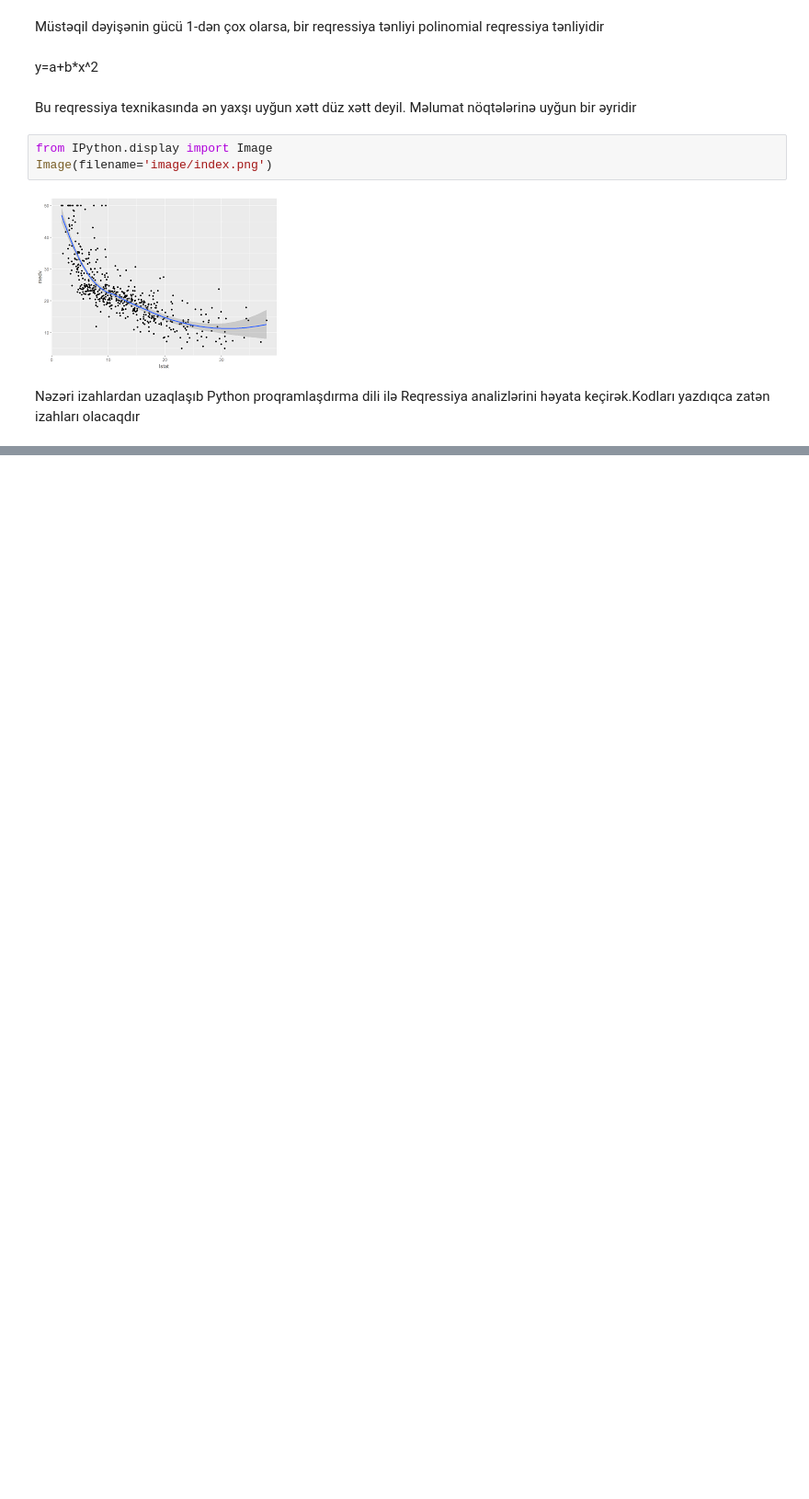
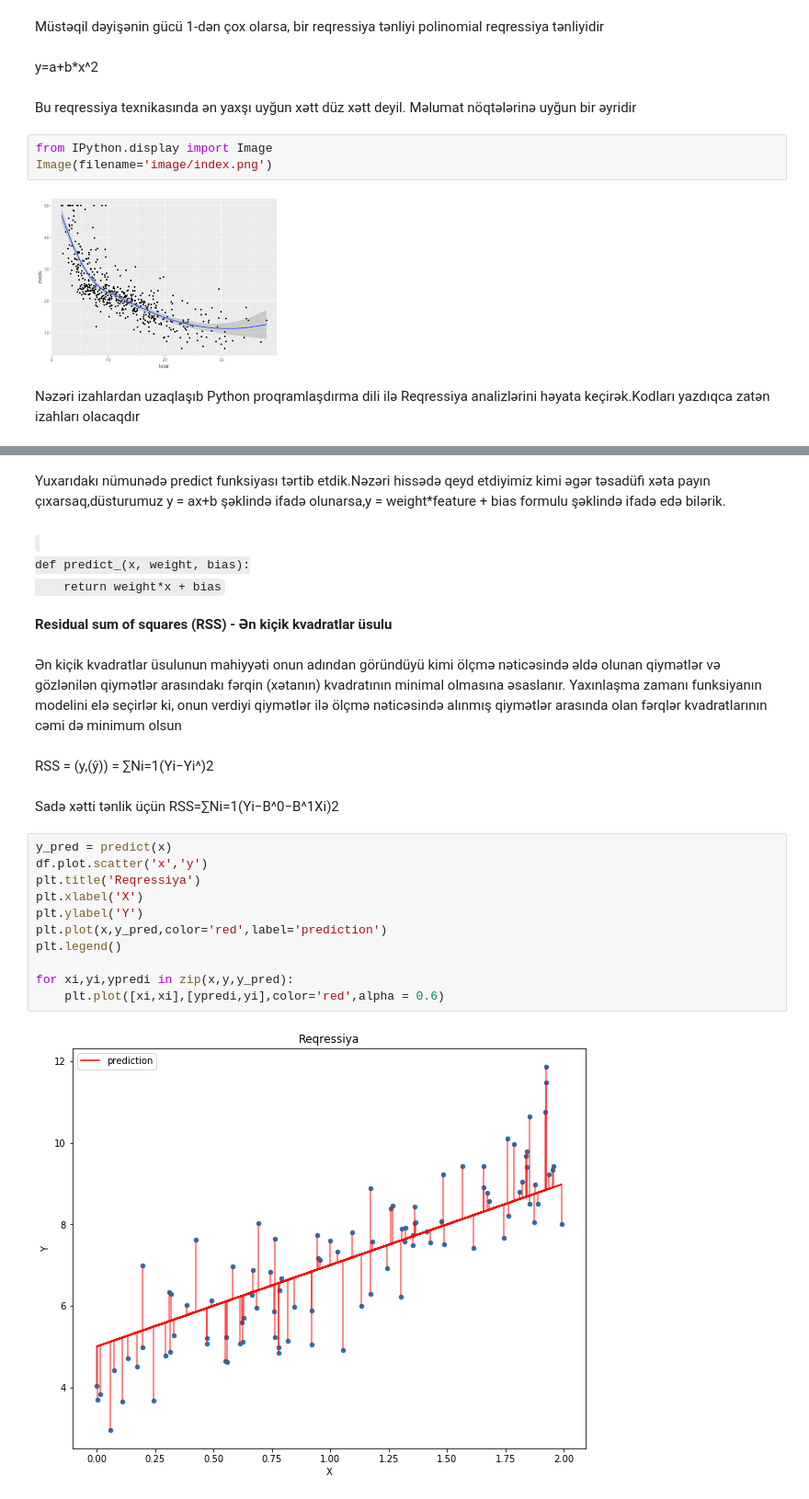
Before and after one commit to RashadGarayev/MachineLearningAZ, a Jupyter notebook: MachineLearningAz/Regression.ipynb, the cells around one changed output, grey strips where cells are left out. Shown at 92% size. Saved outputs shown, nothing was run; the diff lists cells and outputs as text; blank space fills up the shorter version.

```diff
--- a/MachineLearningAz/Regression.ipynb
+++ b/MachineLearningAz/Regression.ipynb
@@ -96,0 +211,28 @@ Nəzəri izahlardan uzaqlaşıb Python proqramlaşdırma dili ilə Reqressiya an
+# %% [markdown]
+Yuxarıdakı nümunədə predict funksiyası tərtib etdik.Nəzəri hissədə qeyd etdiyimiz kimi əgər təsadüfi xəta payın çıxarsaq,düsturumuz y = ax+b şəklində ifadə olunarsa,y = weight*feature + bias formulu şəklində ifadə edə bilərik.
+# %% [markdown]
+<code>
+def predict_(x, weight, bias):
+    return weight*x + bias
+</code>
+# %% [markdown]
+<strong>Residual sum of squares (RSS) - Ən kiçik kvadratlar üsulu</strong>
+# %% [markdown]
+Ən kiçik kvadratlar üsulunun mahiyyəti onun adından göründüyü kimi ölçmə nəticəsində əldə olunan qiymətlər və gözlənilən qiymətlər arasındakı fərqin (xətanın) kvadratının minimal olmasına əsaslanır. Yaxınlaşma zamanı funksiyanın modelini elə seçirlər ki, onun verdiyi qiymətlər ilə ölçmə nəticəsində alınmış qiymətlər arasında olan fərqlər kvadratlarının cəmi də minimum olsun
+# %% [markdown]
+RSS = (y,(ŷ)) = ∑Ni=1(Yi−Yi^)2
+# %% [markdown]
+Sadə xətti tənlik üçün RSS=∑Ni=1(Yi−B^0−B^1Xi)2
+# %%
+y_pred = predict(x)
+df.plot.scatter('x','y')
+plt.title('Reqressiya')
+plt.xlabel('X')
+plt.ylabel('Y')
+plt.plot(x,y_pred,color='red',label='prediction')
+plt.legend()
+
+for xi,yi,ypredi in zip(x,y,y_pred):
+    plt.plot([xi,xi],[ypredi,yi],color='red',alpha = 0.6)
+# %% [output]
+[figure, added]
```
Also changed, not shown: parts of 38 cells of this notebook.
